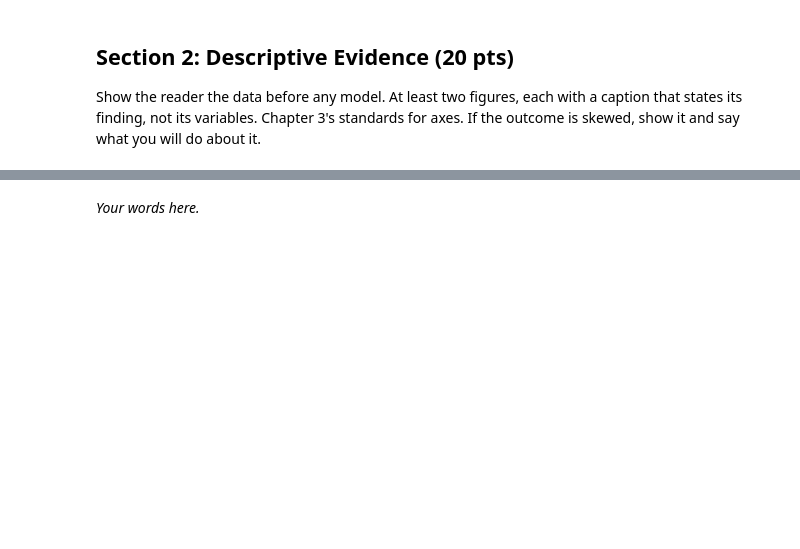
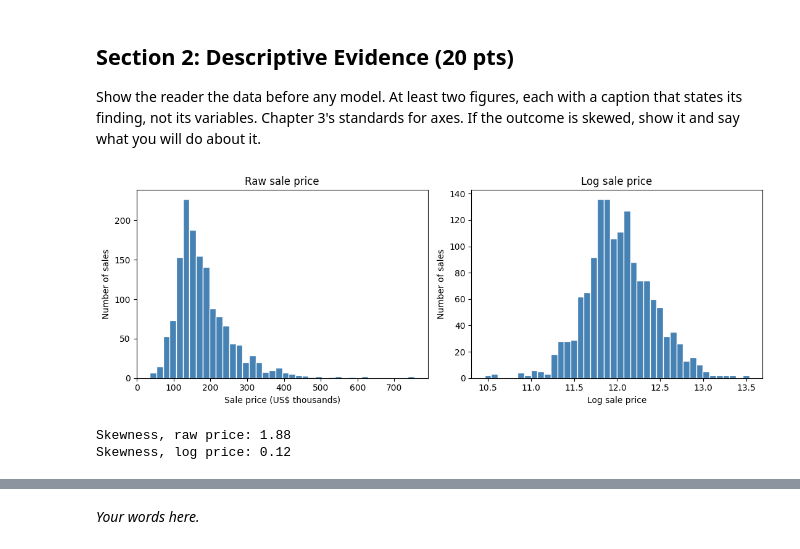
Before and after one commit to shanshiny06/econ3916-midterm, a Jupyter notebook: midterm_starter.ipynb, the cells around one changed output, grey strips where cells are left out. Saved outputs shown, nothing was run; the diff lists cells and outputs as text; code cells hidden in the pictures; blank space fills up the shorter version.

Commit message:
Section 2 figures

```diff
--- a/midterm_starter.ipynb
+++ b/midterm_starter.ipynb
@@ -206,3 +206,27 @@ Rows: 1,460   Columns: 82   One row is: one residential property sale in Ames, I
 ## Section 2: Descriptive Evidence (20 pts)
 
 Show the reader the data before any model. At least two figures, each with a caption that states its finding, not its variables. Chapter 3's standards for axes. If the outcome is skewed, show it and say what you will do about it.
+# %%
+# Figure 1: distribution of sale price, raw and logged
+fig, axes = plt.subplots(1, 2, figsize=(11, 4))
+
+axes[0].hist(df["SalePrice"] / 1000, bins=40, color="steelblue", edgecolor="white")
+axes[0].set_xlabel("Sale price (US$ thousands)")
+axes[0].set_ylabel("Number of sales")
+axes[0].set_title("Raw sale price")
+
+axes[1].hist(df["log_price"], bins=40, color="steelblue", edgecolor="white")
+axes[1].set_xlabel("Log sale price")
+axes[1].set_ylabel("Number of sales")
+axes[1].set_title("Log sale price")
+
+fig.tight_layout()
+fig.savefig("fig1_price_distribution.png", dpi=200)
+plt.show()
+
+print("Skewness, raw price:", round(df["SalePrice"].skew(), 2))
+print("Skewness, log price:", round(df["log_price"].skew(), 2))
+# %% [output]
+[figure, added]
+Skewness, raw price: 1.88
+Skewness, log price: 0.12
```
Also changed, not shown: parts of 2 cells of this notebook.
